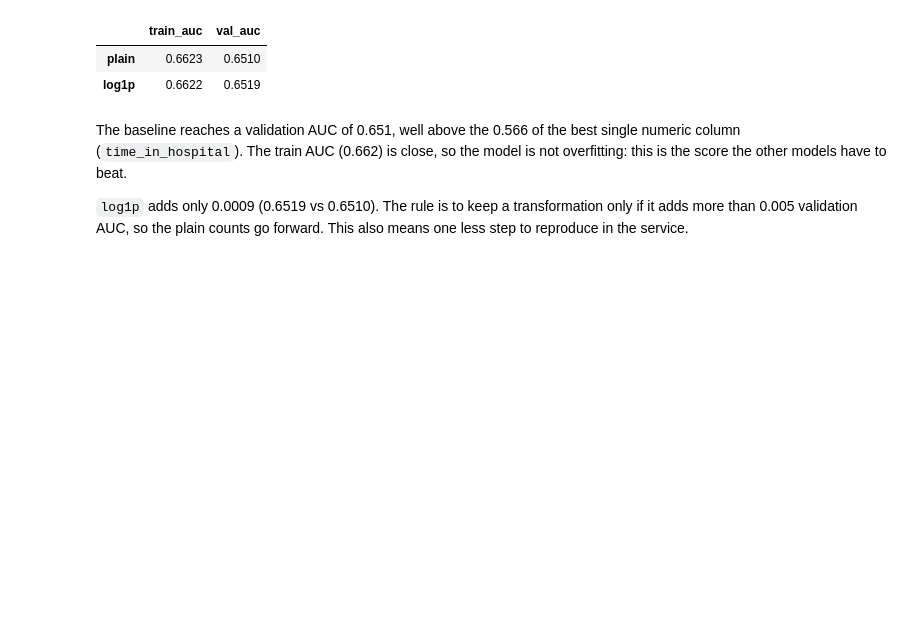
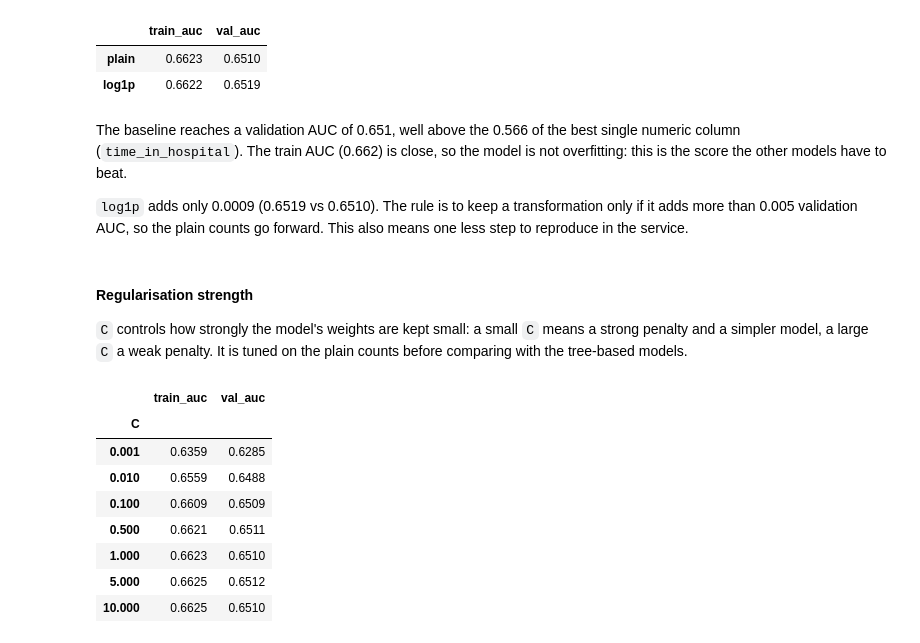
Before and after one commit to gigifumagalli/diabetes-readmission, a Jupyter notebook: notebooks/02_modelling.ipynb, the cells around one changed output. Drawn from its saved outputs; the diff is of its cells as text; code cells hidden in the pictures; blank space fills up the shorter version.

```diff
--- a/notebooks/02_modelling.ipynb
+++ b/notebooks/02_modelling.ipynb
@@ -226,11 +233,11 @@ def to_dicts(data: pd.DataFrame, features: list[str], log_cols: list[str] | None
     return X.to_dict(orient="records")
 
 
-def evaluate_logreg(features: list[str], log_cols: list[str] | None = None) -> dict[str, float]:
+def evaluate_logreg(features: list[str], log_cols: list[str] | None = None, C: float = 1.0) -> dict[str, float]:
     """Fit on train and return the AUC on train and validation."""
     model = make_pipeline(
         DictVectorizer(),  # one-hot encodes the text columns, passes numbers through
-        LogisticRegression(solver="liblinear", C=1.0, max_iter=1000, random_state=1),
+        LogisticRegression(solver="liblinear", C=C, max_iter=1000, random_state=1),
     )
     model.fit(to_dicts(train_prep, features, log_cols), y_train)
 
@@ -255,3 +262,24 @@ The train AUC (0.662) is close, so the model is not overfitting: this is the sco
 
 `log1p` adds only 0.0009 (0.6519 vs 0.6510). The rule is to keep a transformation only if it adds more than 0.005 validation
 AUC, so the plain counts go forward. This also means one less step to reproduce in the service.
+# %% [markdown]
+#### Regularisation strength
+
+`C` controls how strongly the model's weights are kept small: a small `C` means a strong penalty and a simpler model, a large
+`C` a weak penalty. It is tuned on the plain counts before comparing with the tree-based models.
+# %%
+c_results = pd.DataFrame({
+    C: evaluate_logreg(FEATURES_ALL, C=C) for C in [0.001, 0.01, 0.1, 0.5, 1, 5, 10]
+}).T
+c_results.index.name = "C"
+c_results.round(4)
+# %% [output]
+|  | train_auc | val_auc |
+| C |  |  |
+| 0.001 | 0.6359 | 0.6285 |
+| 0.010 | 0.6559 | 0.6488 |
+| 0.100 | 0.6609 | 0.6509 |
+| 0.500 | 0.6621 | 0.6511 |
+| 1.000 | 0.6623 | 0.6510 |
+| 5.000 | 0.6625 | 0.6512 |
+| 10.000 | 0.6625 | 0.6510 |
```
Also changed, not shown: parts of 10 cells of this notebook.
